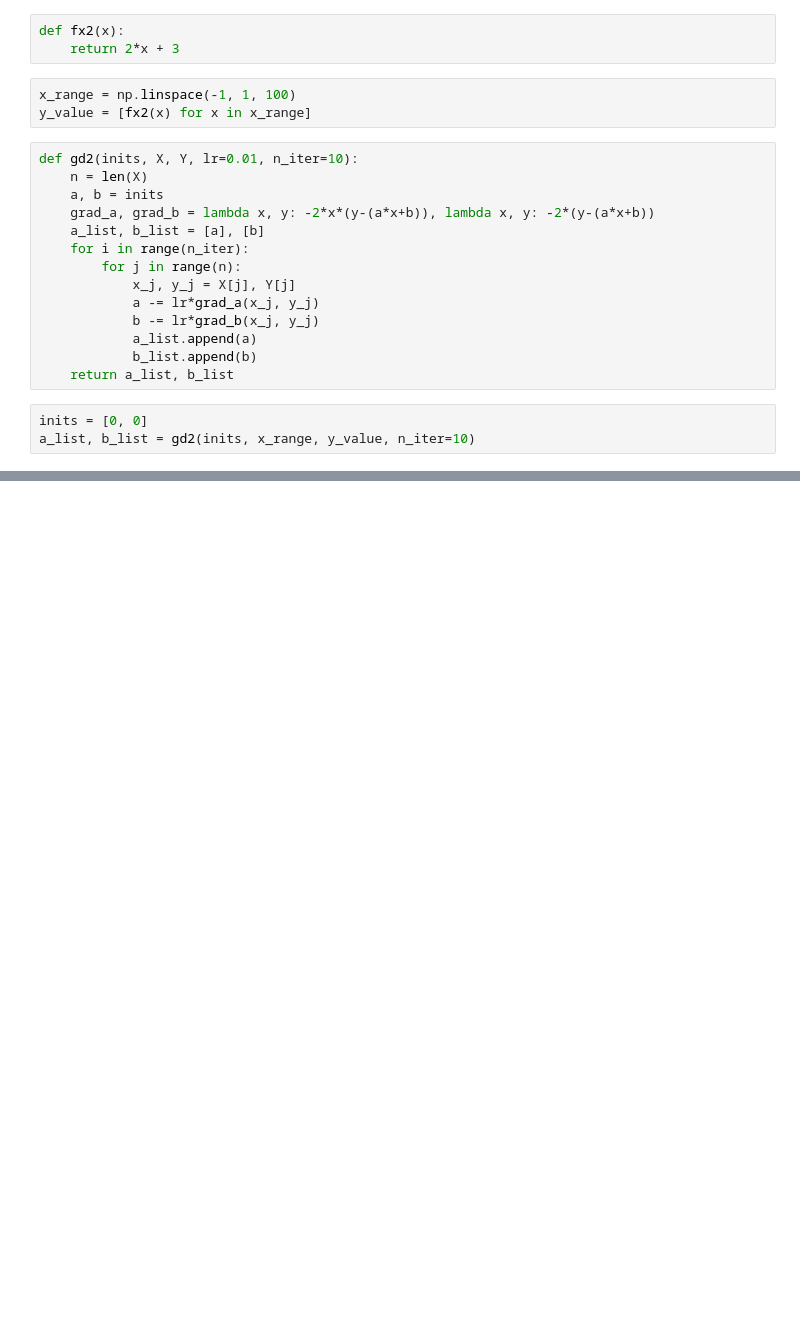
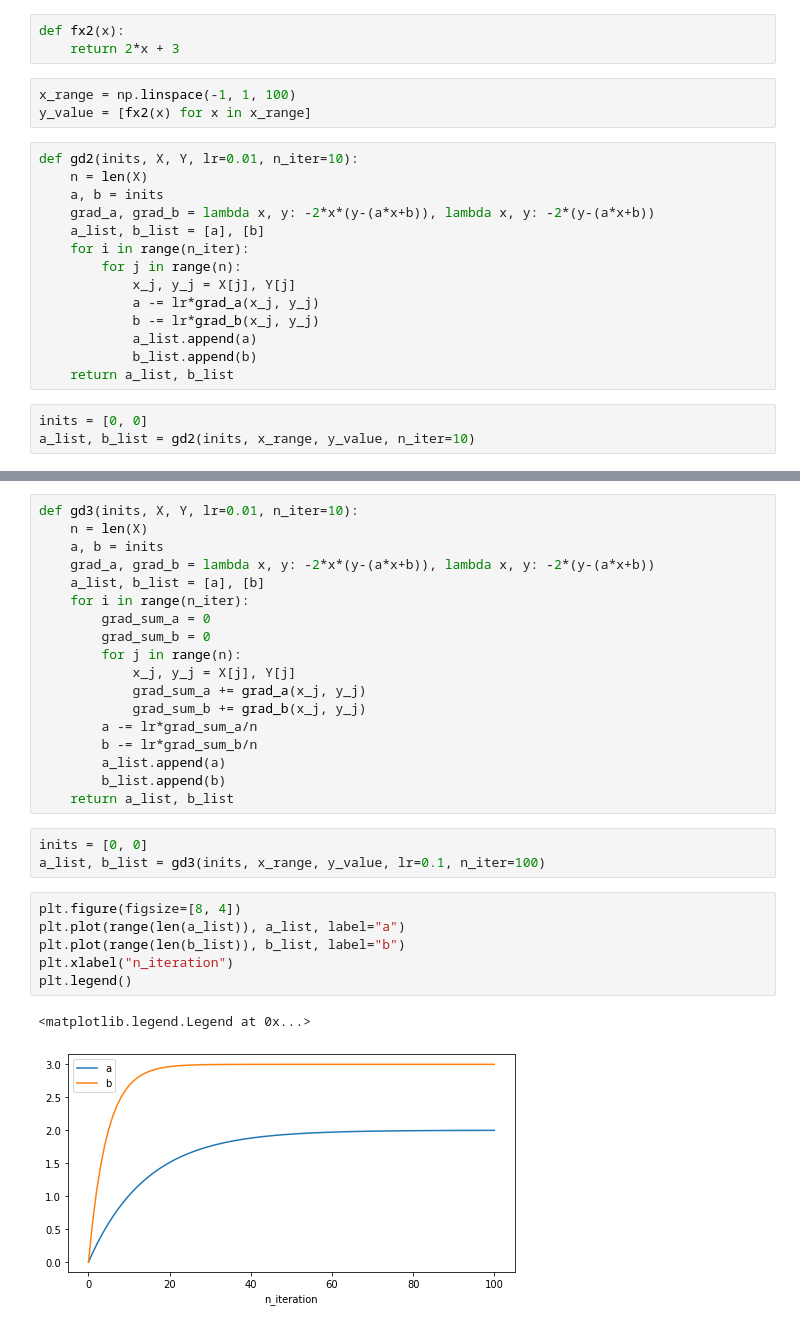
Before and after one commit to MJeremy2017/machine-learning-models, a Jupyter notebook: Optimisation/gradient-descent.ipynb, the cells around one changed output, grey strips where cells are left out. Cells and saved outputs as stored; diff of their text form; blank space fills up the shorter version.

```diff
--- a/Optimisation/gradient-descent.ipynb
+++ b/Optimisation/gradient-descent.ipynb
@@ -83,0 +90,30 @@ plt.legend()
+# %%
+def gd3(inits, X, Y, lr=0.01, n_iter=10):
+    n = len(X)
+    a, b = inits
+    grad_a, grad_b = lambda x, y: -2*x*(y-(a*x+b)), lambda x, y: -2*(y-(a*x+b))
+    a_list, b_list = [a], [b]
+    for i in range(n_iter):
+        grad_sum_a = 0
+        grad_sum_b = 0
+        for j in range(n):
+            x_j, y_j = X[j], Y[j]
+            grad_sum_a += grad_a(x_j, y_j)
+            grad_sum_b += grad_b(x_j, y_j)
+        a -= lr*grad_sum_a/n
+        b -= lr*grad_sum_b/n
+        a_list.append(a)
+        b_list.append(b)
+    return a_list, b_list
+# %%
+inits = [0, 0]
+a_list, b_list = gd3(inits, x_range, y_value, lr=0.1, n_iter=100)
+# %%
+plt.figure(figsize=[8, 4])
+plt.plot(range(len(a_list)), a_list, label="a")
+plt.plot(range(len(b_list)), b_list, label="b")
+plt.xlabel("n_iteration")
+plt.legend()
+# %% [output]
+<matplotlib.legend.Legend at 0x...>
+[figure, added]
```
Also changed, not shown: parts of 4 cells of this notebook.
